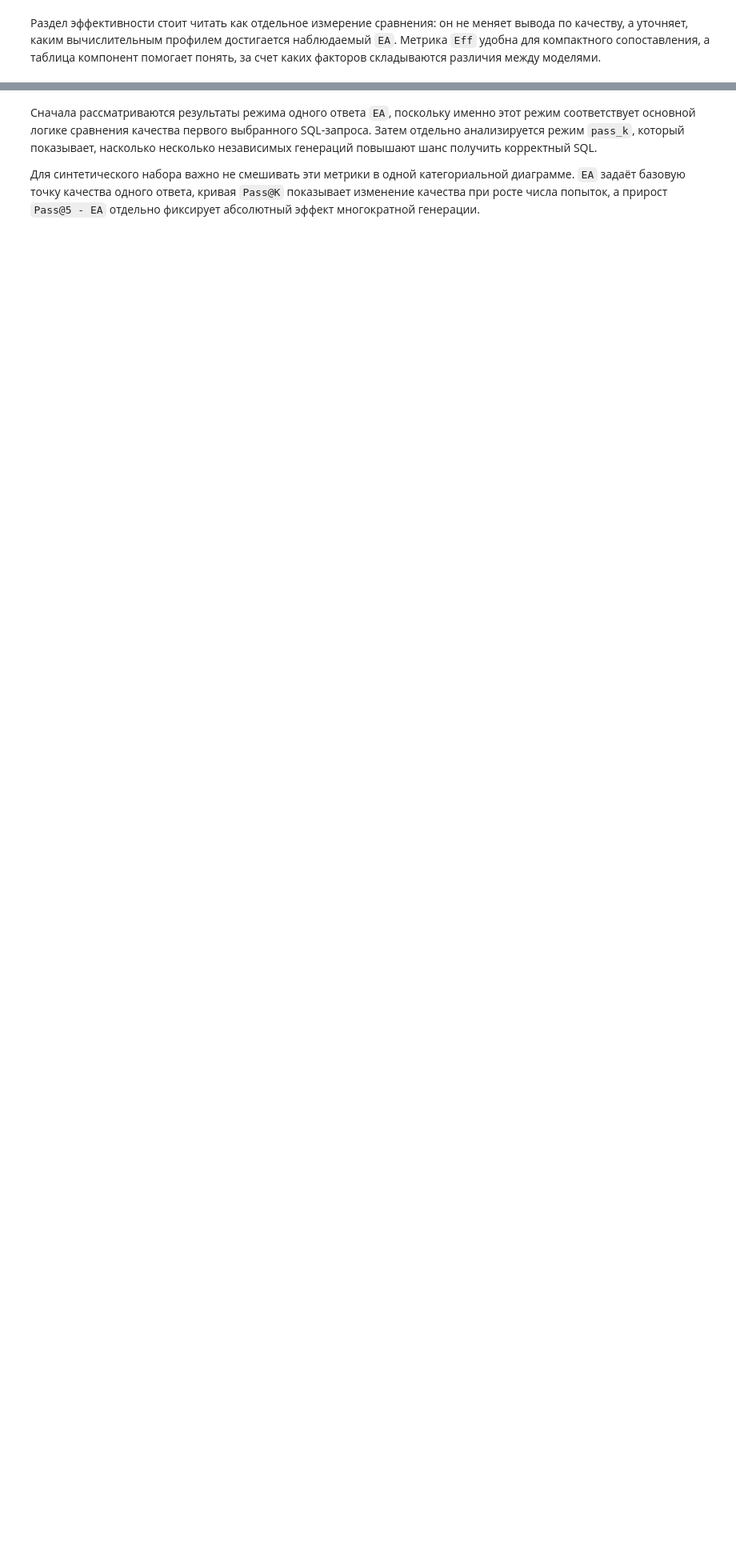
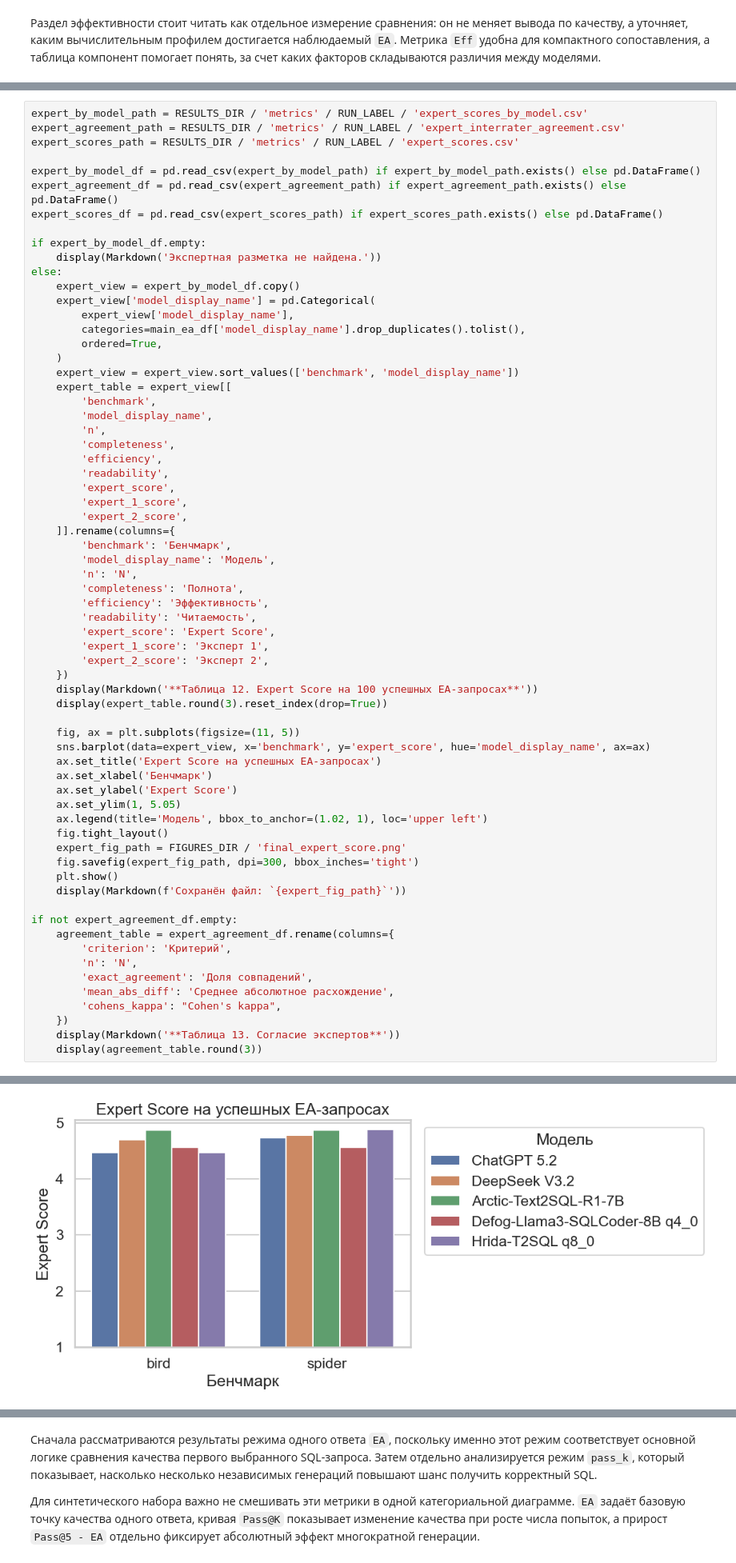
Before and after one commit to countrvl/vkr, a Jupyter notebook: final_nl2sql_analysis.ipynb, the cells around one changed output, grey strips where cells are left out. Shown at 80% size. Cells and saved outputs as stored; diff of their text form; blank space fills up the shorter version.

```diff
--- a/final_nl2sql_analysis.ipynb
+++ b/final_nl2sql_analysis.ipynb
@@ -561,0 +567,67 @@ display(secondary_corr_view.round(3))
+# %%
+expert_by_model_path = RESULTS_DIR / 'metrics' / RUN_LABEL / 'expert_scores_by_model.csv'
+expert_agreement_path = RESULTS_DIR / 'metrics' / RUN_LABEL / 'expert_interrater_agreement.csv'
+expert_scores_path = RESULTS_DIR / 'metrics' / RUN_LABEL / 'expert_scores.csv'
+
+expert_by_model_df = pd.read_csv(expert_by_model_path) if expert_by_model_path.exists() else pd.DataFrame()
+expert_agreement_df = pd.read_csv(expert_agreement_path) if expert_agreement_path.exists() else pd.DataFrame()
+expert_scores_df = pd.read_csv(expert_scores_path) if expert_scores_path.exists() else pd.DataFrame()
+
+if expert_by_model_df.empty:
+    display(Markdown('Экспертная разметка не найдена.'))
+else:
+    expert_view = expert_by_model_df.copy()
+    expert_view['model_display_name'] = pd.Categorical(
+        expert_view['model_display_name'],
+        categories=main_ea_df['model_display_name'].drop_duplicates().tolist(),
+        ordered=True,
+    )
+    expert_view = expert_view.sort_values(['benchmark', 'model_display_name'])
+    expert_table = expert_view[[
+        'benchmark',
+        'model_display_name',
+        'n',
+        'completeness',
+        'efficiency',
+        'readability',
+        'expert_score',
+        'expert_1_score',
+        'expert_2_score',
+    ]].rename(columns={
+        'benchmark': 'Бенчмарк',
+        'model_display_name': 'Модель',
+        'n': 'N',
+        'completeness': 'Полнота',
+        'efficiency': 'Эффективность',
+        'readability': 'Читаемость',
+        'expert_score': 'Expert Score',
+        'expert_1_score': 'Эксперт 1',
+        'expert_2_score': 'Эксперт 2',
+    })
+    display(Markdown('**Таблица 12. Expert Score на 100 успешных EA-запросах**'))
+    display(expert_table.round(3).reset_index(drop=True))
+
+    fig, ax = plt.subplots(figsize=(11, 5))
+    sns.barplot(data=expert_view, x='benchmark', y='expert_score', hue='model_display_name', ax=ax)
+    ax.set_title('Expert Score на успешных EA-запросах')
+    ax.set_xlabel('Бенчмарк')
+    ax.set_ylabel('Expert Score')
+    ax.set_ylim(1, 5.05)
+    ax.legend(title='Модель', bbox_to_anchor=(1.02, 1), loc='upper left')
+    fig.tight_layout()
+    expert_fig_path = FIGURES_DIR / 'final_expert_score.png'
+    fig.savefig(expert_fig_path, dpi=300, bbox_inches='tight')
+    plt.show()
+    display(Markdown(f'Сохранён файл: `{expert_fig_path}`'))
+
+if not expert_agreement_df.empty:
+    agreement_table = expert_agreement_df.rename(columns={
+        'criterion': 'Критерий',
+        'n': 'N',
+        'exact_agreement': 'Доля совпадений',
+        'mean_abs_diff': 'Среднее абсолютное расхождение',
+        'cohens_kappa': "Cohen's kappa",
+    })
+    display(Markdown('**Таблица 13. Согласие экспертов**'))
+    display(agreement_table.round(3))
+# %% [output]
@@ -561,0 +646 @@ display(secondary_corr_view.round(3))
+[figure, added]
```
Also changed, not shown: parts of 10 cells of this notebook, 29 other files.
